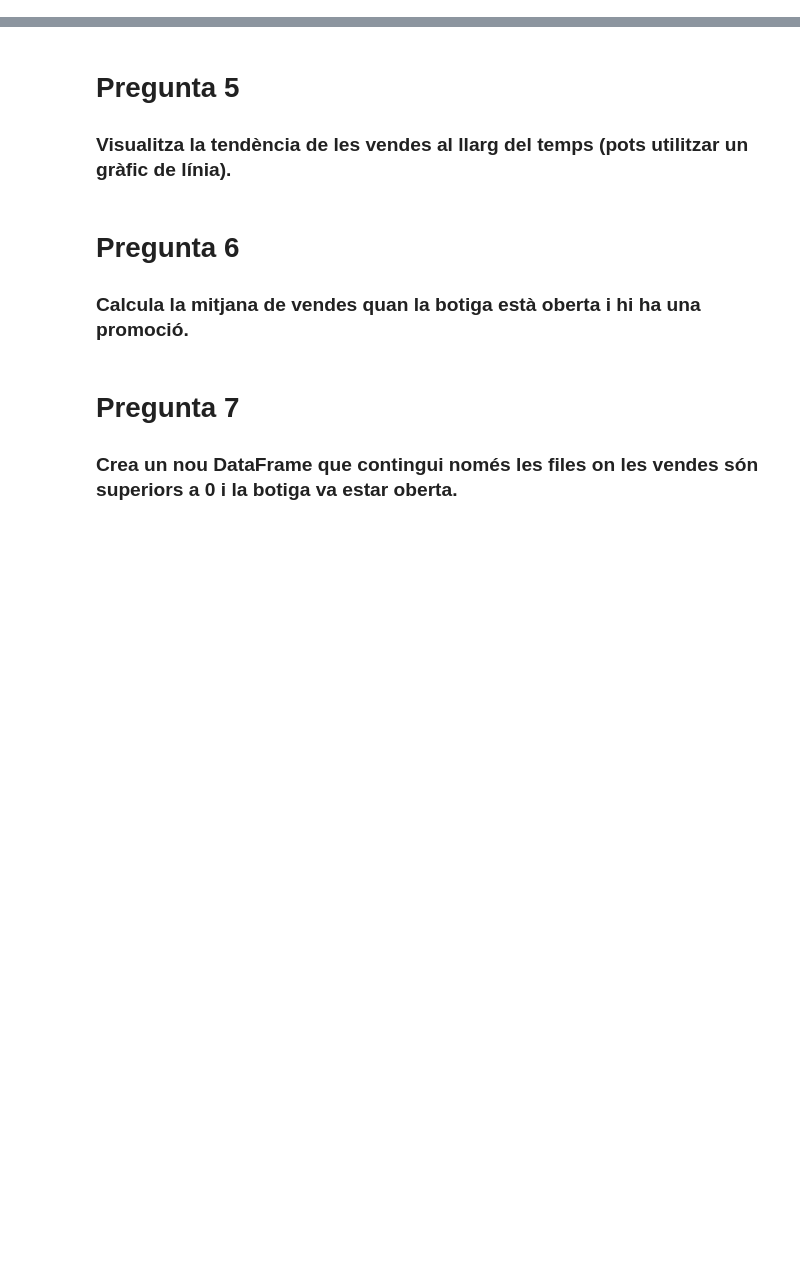
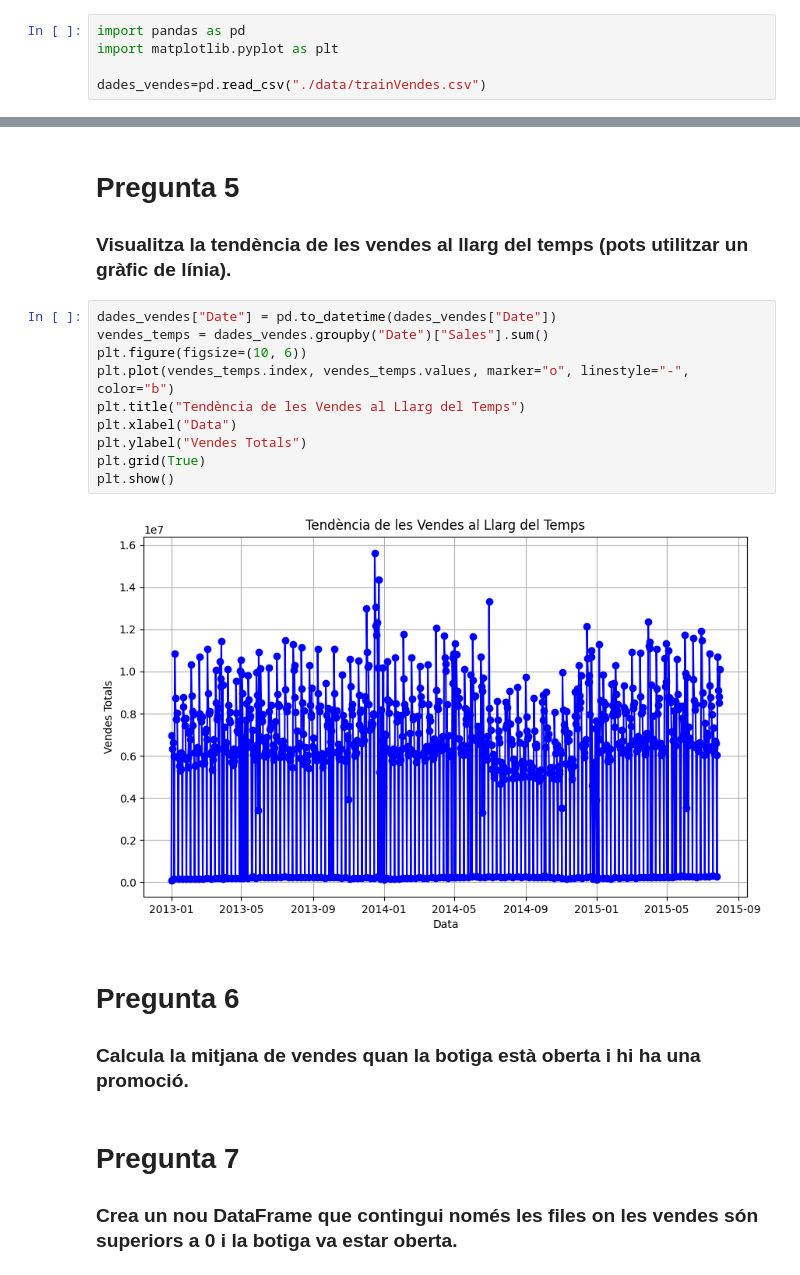
Before and after one commit to FerrerJosep/IABIGDATA24-25, a Jupyter notebook: Pandas/vendes.ipynb, the cells around one changed output, grey strips where cells are left out. Saved outputs shown, nothing was run; the diff lists cells and outputs as text; blank space fills up the shorter version.

Commit message:
Ejercicis Panda i Numpy

```diff
--- a/Pandas/vendes.ipynb
+++ b/Pandas/vendes.ipynb
@@ -1,6 +1,11 @@
 # %% [markdown]
 # Pregunta 1
 ### Carrega el conjunt de dades en un DataFrame
+# %%
+import pandas as pd
+import matplotlib.pyplot as plt
+
+dades_vendes=pd.read_csv("./data/trainVendes.csv")
 # %% [markdown]
 # Pregunta 2
 ### Mostra informació bàsica del conjunt de dades (nombre de files, columnes, tipus de dades, etc.).
@@ -13,6 +63,18 @@
 # %% [markdown]
 # Pregunta 5
 ### Visualitza la tendència de les vendes al llarg del temps (pots utilitzar un gràfic de línia).
+# %%
+dades_vendes["Date"] = pd.to_datetime(dades_vendes["Date"])
+vendes_temps = dades_vendes.groupby("Date")["Sales"].sum()
+plt.figure(figsize=(10, 6))
+plt.plot(vendes_temps.index, vendes_temps.values, marker="o", linestyle="-", color="b")
+plt.title("Tendència de les Vendes al Llarg del Temps")
+plt.xlabel("Data")
+plt.ylabel("Vendes Totals")
+plt.grid(True)
+plt.show()
+# %% [output]
+[figure, added]
 # %% [markdown]
 
 # Pregunta 6
```
Also changed, not shown: parts of 3 cells of this notebook, 4 other files.
